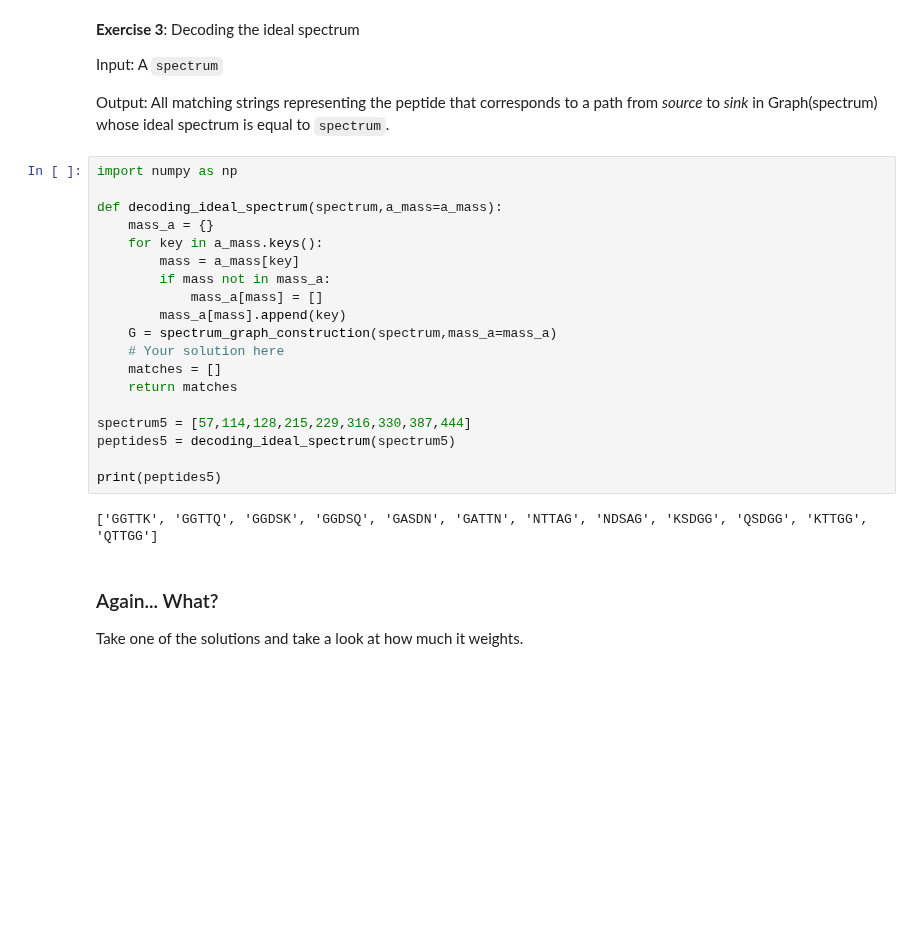
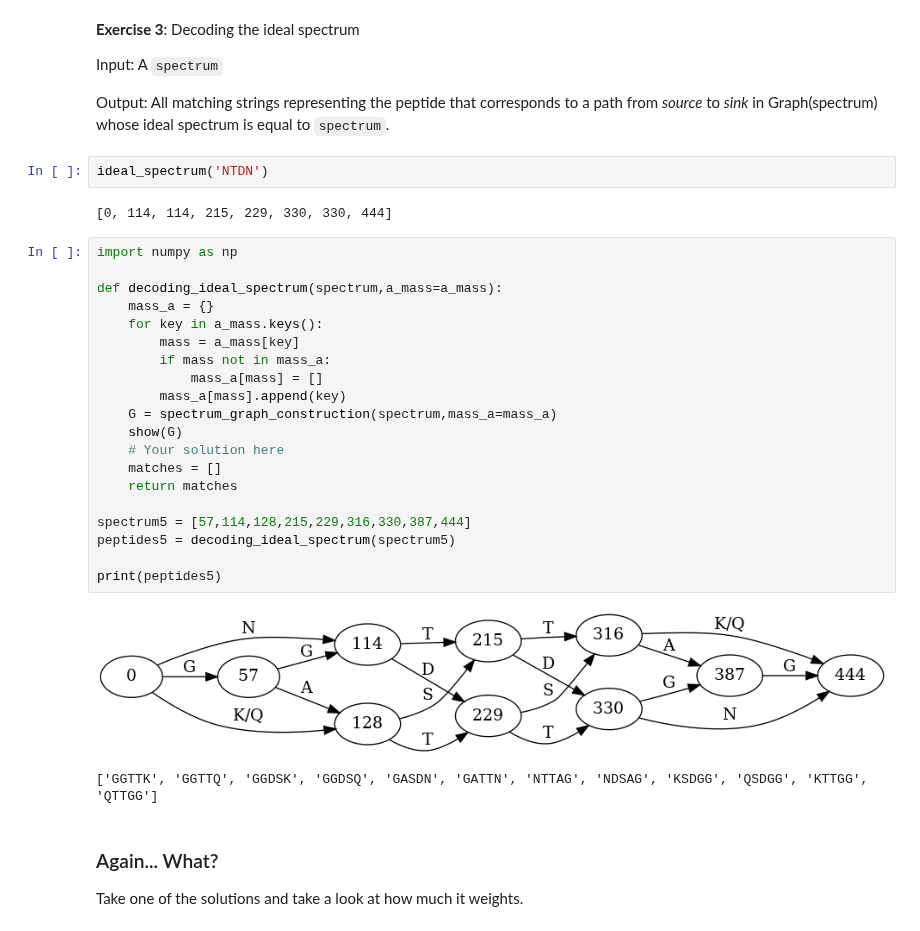
Before and after one commit to anderson-github-classroom/csc-448-student, a Jupyter notebook: labs/Lab4.ipynb, the cells around one changed output. Saved outputs shown, nothing was run; the diff lists cells and outputs as text; blank space fills up the shorter version.

```diff
--- a/labs/Lab4.ipynb
+++ b/labs/Lab4.ipynb
@@ -253,26 +260,32 @@ Spectrum for REDCA
 Input: A ``spectrum``
 
 Output: All matching strings representing the peptide that corresponds to a path from *source* to *sink* in Graph(spectrum) whose ideal spectrum is equal to ``spectrum``.
+# %%
+ideal_spectrum('NTDN')
+# %% [output]
+[0, 114, 114, 215, 229, 330, 330, 444]
 # %%
 import numpy as np
 
 def decoding_ideal_spectrum(spectrum,a_mass=a_mass):
     mass_a = {}
     for key in a_mass.keys():
         mass = a_mass[key]
         if mass not in mass_a:
             mass_a[mass] = []
         mass_a[mass].append(key)
     G = spectrum_graph_construction(spectrum,mass_a=mass_a)
+    show(G)
     # Your solution here
     matches = []
     return matches
 
 spectrum5 = [57,114,128,215,229,316,330,387,444]
 peptides5 = decoding_ideal_spectrum(spectrum5)
 
 print(peptides5)
 # %% [output]
+[figure, added]
 ['GGTTK', 'GGTTQ', 'GGDSK', 'GGDSQ', 'GASDN', 'GATTN', 'NTTAG', 'NDSAG', 'KSDGG', 'QSDGG', 'KTTGG', 'QTTGG']
 # %% [markdown]
 ### Again... What?
```
Also changed, not shown: parts of 1 cell of this notebook, 7 other files.
